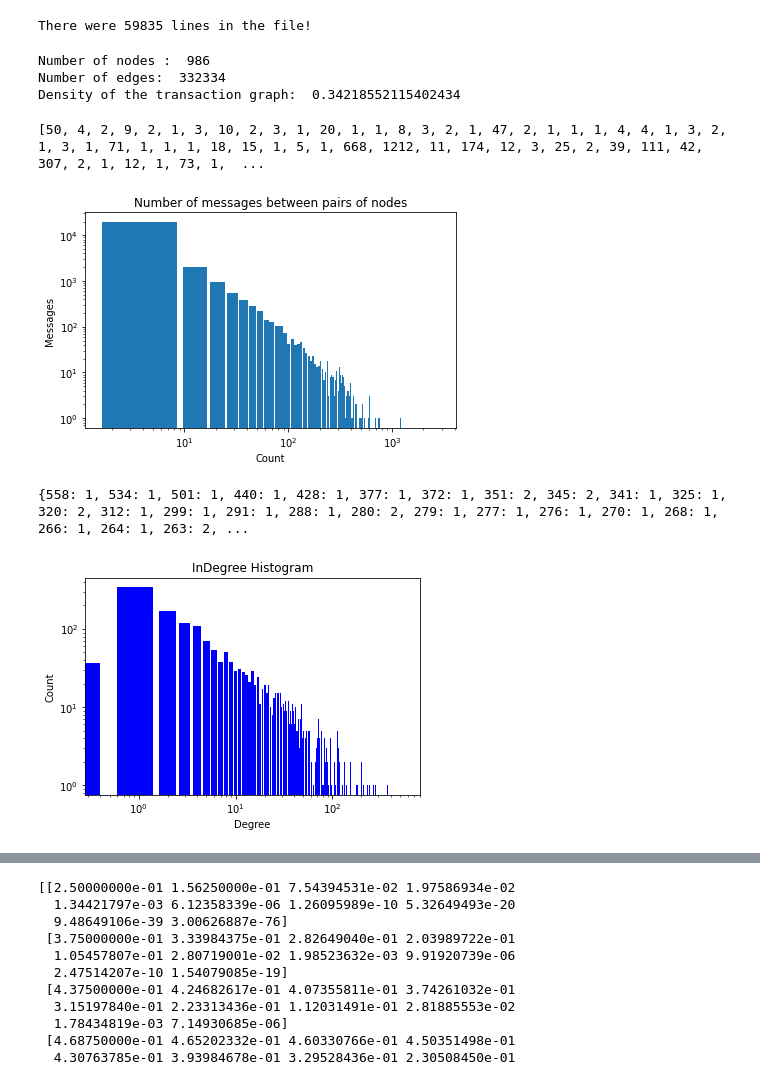
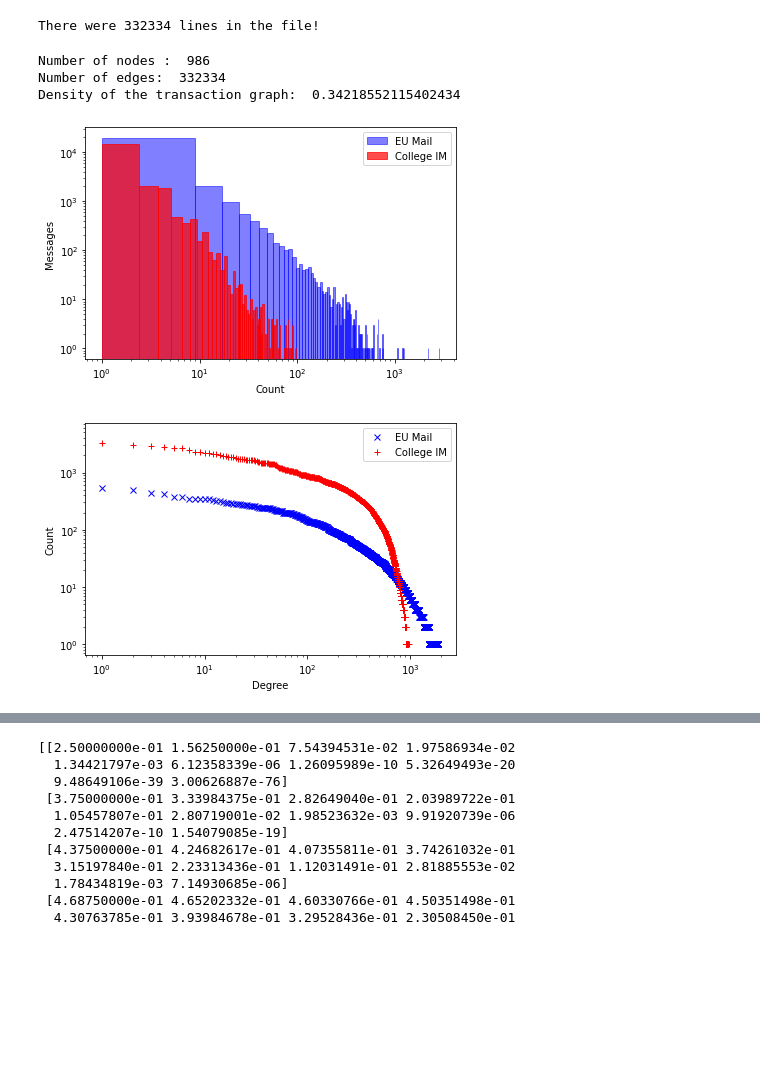
Before and after one commit to seresistvanandras/FMD-analysis, a Jupyter notebook: src/Analyser.ipynb, the cells around one changed output, grey strips where cells are left out. Saved outputs shown, nothing was run; the diff lists cells and outputs as text; code cells hidden in the pictures; blank space fills up the shorter version.

Commit message:
Adding final figures and some updates

```diff
--- a/src/Analyser.ipynb
+++ b/src/Analyser.ipynb
@@ -17,9 +17,10 @@ import datetime
 import matplotlib.dates as mdates
 from scipy.special import comb
 # %%
-file1 = open('../datasets/CollegeMsg.txt', 'r')
-#file1 = open('../datasets/email-Eu-core-temporal.txt','r')
-Lines = file1.readlines()
+#file1 = open('../datasets/CollegeMsg.txt', 'r')
+file2 = open('../datasets/email-Eu-core-temporal.txt','r')
+Lines = file2.readlines()
+Lines2 = file2.readlines()
 
 #G.clear()
 G = nx.MultiDiGraph()
@@ -33,9 +34,21 @@ for line in tqdm(Lines):
     if myLine[1] not in G:
         G.add_node(myLine[1],falsePos=1)
     G.add_edge(myLine[0],myLine[1], weight=myLine[2])
-print("There were",count,"lines in the file!") ##in our datasets lines correspond to sent messages in the communication system
+print("There were",count,"lines in the file!")##in our datasets lines correspond to sent messages in the communication system
+
+#count = 0
+#I = nx.MultiDiGraph()
+#for line in tqdm(Lines2):
+#    count += 1
+#    myLine = line.split(',')
+#    if myLine[0] not in I:
+#        I.add_node(myLine[0],falsePos=1)
+#    if myLine[1] not in G:
+#        I.add_node(myLine[1],falsePos=1)
+#    I.add_edge(myLine[0],myLine[1], weight=myLine[2])
+#print("There were",count,"lines in the 2nd file!")
 # %% [output]
-There were 59835 lines in the file!
+There were 332334 lines in the file!
 # %%
 print("Number of nodes : ", G.order()) ##number of communicating parties
 print("Number of edges: ", G.size()) ##number of sent messages in the system
@@ -50,43 +63,58 @@ for u in G.nodes:
     for v in G.nodes:
         if u!=v and G.number_of_edges(u,v)!=0:
             noMsgsPerNodes.append(G.number_of_edges(u,v))
-print(noMsgsPerNodes)
+noMsgsPerNodes2 = []
+for u in I.nodes:
+    for v in I.nodes:
+        if u!=v and I.number_of_edges(u,v)!=0:
+            noMsgsPerNodes2.append(I.number_of_edges(u,v))
-# %% [output]
-[50, 4, 2, 9, 2, 1, 3, 10, 2, 3, 1, 20, 1, 1, 8, 3, 2, 1, 47, 2, 1, 1, 1, 4, 4, 1, 3, 2, 1, 3, 1, 71, 1, 1, 1, 18, 15, 1, 5, 1, 668, 1212, 11, 174, 12, 3, 25, 2, 39, 111, 42, 307, 2, 1, 12, 1, 73, 1,  ...
 # %%
-plt.hist(noMsgsPerNodes, bins=len(set(noMsgsPerNodes)), rwidth = 0.85)
+plt.hist(noMsgsPerNodes2,bins=len(set(noMsgsPerNodes2)),color = "blue", ec="blue", rwidth = 1, alpha=0.5, label='EU Mail')
+plt.hist(noMsgsPerNodes, bins=len(set(noMsgsPerNodes)), color = "red", ec="red",rwidth = 1, alpha=0.7, label='College IM')
 plt.xscale('log')
 plt.yscale('log')
 plt.xlabel('Count')
 plt.ylabel('Messages')
-plt.title('Number of messages between pairs of nodes')
+#plt.title('Number of messages between pairs of nodes')
 plt.tight_layout()
-plt.savefig("messagesBetweenPairsEU.pdf")
+plt.legend(loc='upper right')
+plt.savefig("messagesBetweenPairs.pdf")
 plt.show()
 # %% [output]
-[figure, old version]
+[figure, new version]
 # %%
-degree_sequence = sorted([d for n, d in G.in_degree()], reverse=True)  # degree sequence
+inDegrees = []
+inDegrees2 = []
+for k,v in G.in_degree():
+    inDegrees.append(v)
+
+for k,v in I.in_degree():
+    inDegrees2.append(v)
+degree_sequenceA = sorted(inDegrees,reverse=True)  # degree sequence
+degree_sequence2A = sorted(inDegrees2,reverse=True)
 degreeCount = collections.Counter(degree_sequence)
 d = {}
 for k,v in degreeCount.items():
     d[k]=v
-print(d)
 
 with open('degreeInDistCollegeMsgs.txt', 'w') as fp:
     json.dump(d, fp)
 
 deg, cnt = zip(*degreeCount.items())
 
-plt.bar(deg, cnt, color="b")
+plt.plot(degree_sequenceA,'b+',marker='x',label="EU Mail")
+plt.plot(degree_sequence2A,'r+',marker='+',label="College IM")
+#plt.bar(deg, cnt, color="b")
 
-plt.title("InDegree Histogram")
+#plt.title("InDegree Distributions")
 plt.ylabel("Count")
 plt.xlabel("Degree")
 plt.yscale('log')
 plt.xscale('log')
+plt.legend()
+plt.tight_layout()
+plt.savefig("inDegreeHistograms.pdf")
 plt.show()
 # %% [output]
-{558: 1, 534: 1, 501: 1, 440: 1, 428: 1, 377: 1, 372: 1, 351: 2, 345: 2, 341: 1, 325: 1, 320: 2, 312: 1, 299: 1, 291: 1, 288: 1, 280: 2, 279: 1, 277: 1, 276: 1, 270: 1, 268: 1, 266: 1, 264: 1, 263: 2, ...
-[figure, old version]
+[figure, new version]
 # %%
```
Also changed, not shown: parts of 25 cells of this notebook, 14 other files.
